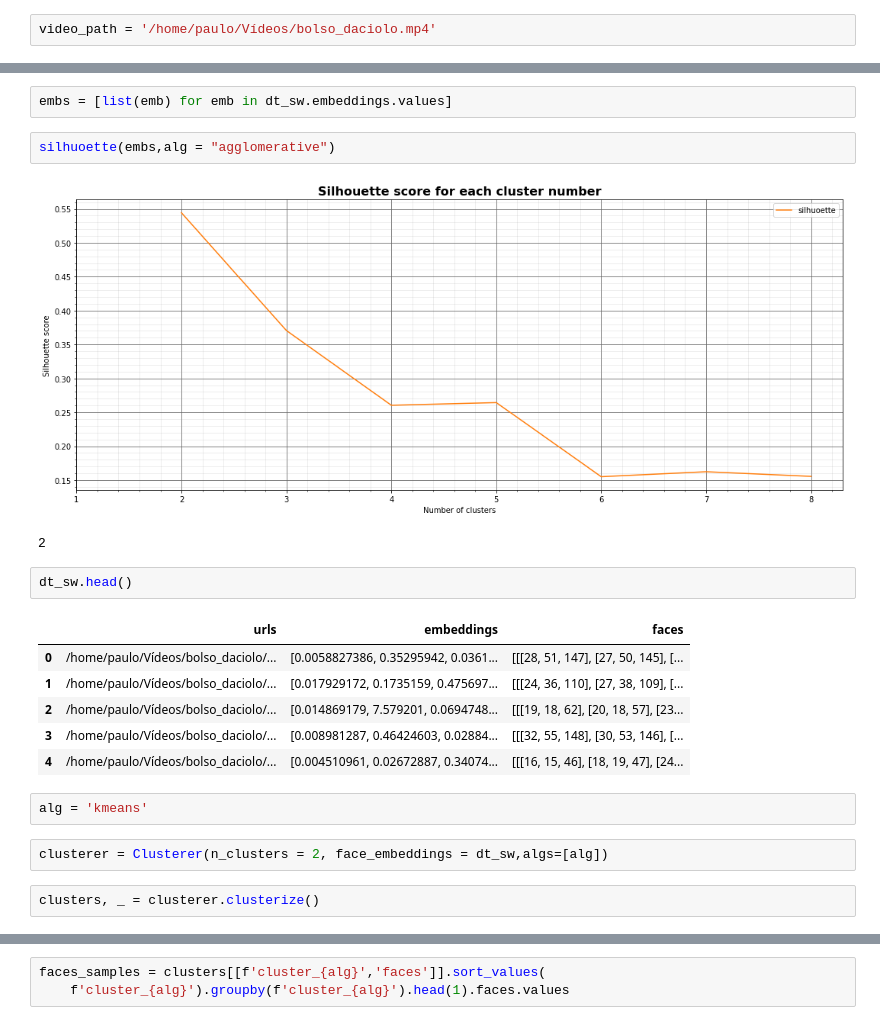
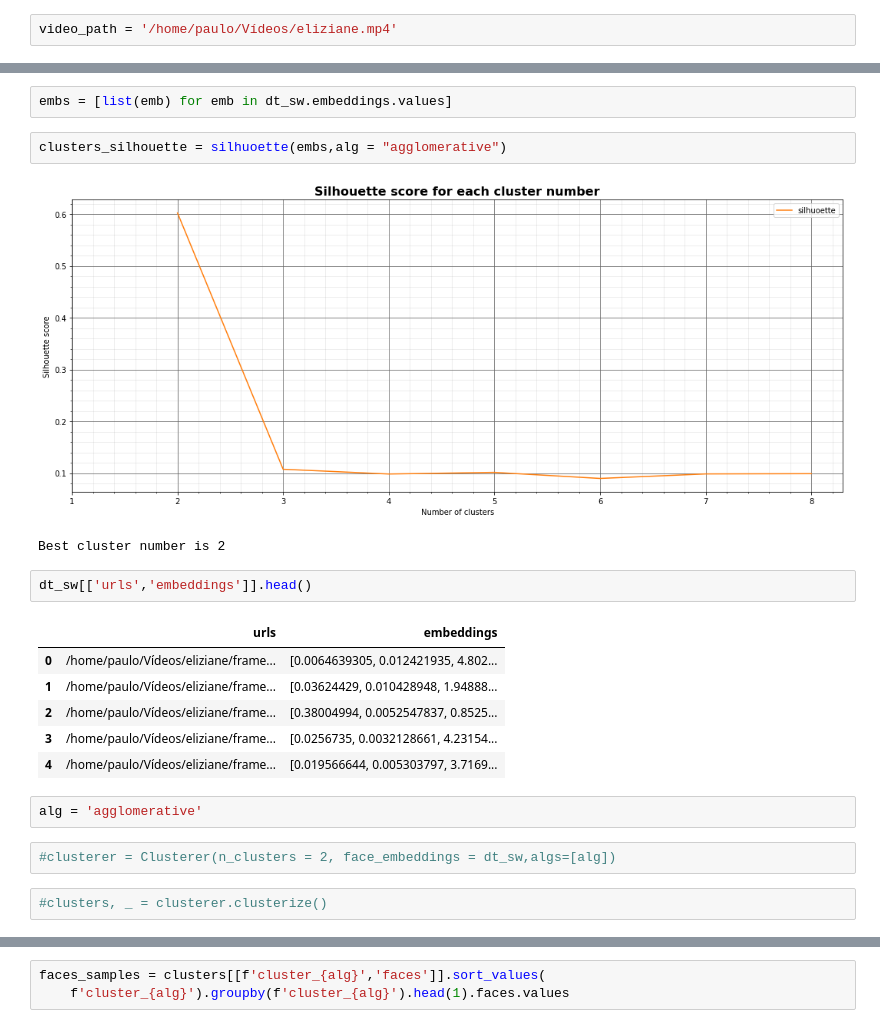
Before and after one commit to TeleMidia/face_clustering, a Jupyter notebook: ipynb/video/video_frames.ipynb, the cells around one changed output, grey strips where cells are left out. Cells and saved outputs as stored; diff of their text form.

```diff
--- a/ipynb/video/video_frames.ipynb
+++ b/ipynb/video/video_frames.ipynb
@@ -11,2 +15,2 @@ import pandas as pd
 # %%
-video_path = '/home/paulo/Vídeos/bolso_daciolo.mp4'
+video_path = '/home/paulo/Vídeos/eliziane.mp4'
@@ -101,22 +92,22 @@ dt_sw.shape
 # %%
 embs = [list(emb) for emb in dt_sw.embeddings.values]
 # %%
-silhuoette(embs,alg = "agglomerative")
+clusters_silhouette = silhuoette(embs,alg = "agglomerative")
 # %% [output]
-[figure, old version]
+[figure, new version]
-2
+Best cluster number is 2
 # %%
-dt_sw.head()
+dt_sw[['urls','embeddings']].head()
 # %% [output]
-|  | urls | embeddings | faces |
-| 0 | /home/paulo/Vídeos/bolso_daciolo/... | [0.0058827386, 0.35295942, 0.0361... | [[[28, 51, 147], [27, 50, 145], [... |
-| 1 | /home/paulo/Vídeos/bolso_daciolo/... | [0.017929172, 0.1735159, 0.475697... | [[[24, 36, 110], [27, 38, 109], [... |
-| 2 | /home/paulo/Vídeos/bolso_daciolo/... | [0.014869179, 7.579201, 0.0694748... | [[[19, 18, 62], [20, 18, 57], [23... |
-| 3 | /home/paulo/Vídeos/bolso_daciolo/... | [0.008981287, 0.46424603, 0.02884... | [[[32, 55, 148], [30, 53, 146], [... |
-| 4 | /home/paulo/Vídeos/bolso_daciolo/... | [0.004510961, 0.02672887, 0.34074... | [[[16, 15, 46], [18, 19, 47], [24... |
+|  | urls | embeddings |
+| 0 | /home/paulo/Vídeos/eliziane/frame... | [0.0064639305, 0.012421935, 4.802... |
+| 1 | /home/paulo/Vídeos/eliziane/frame... | [0.03624429, 0.010428948, 1.94888... |
+| 2 | /home/paulo/Vídeos/eliziane/frame... | [0.38004994, 0.0052547837, 0.8525... |
+| 3 | /home/paulo/Vídeos/eliziane/frame... | [0.0256735, 0.0032128661, 4.23154... |
+| 4 | /home/paulo/Vídeos/eliziane/frame... | [0.019566644, 0.005303797, 3.7169... |
 # %%
-alg = 'kmeans'
+alg = 'agglomerative'
 # %%
-clusterer = Clusterer(n_clusters = 2, face_embeddings = dt_sw,algs=[alg])
+#clusterer = Clusterer(n_clusters = 2, face_embeddings = dt_sw,algs=[alg])
 # %%
-clusters, _ = clusterer.clusterize()
+#clusters, _ = clusterer.clusterize()
```
Also changed, not shown: parts of 25 cells of this notebook.
